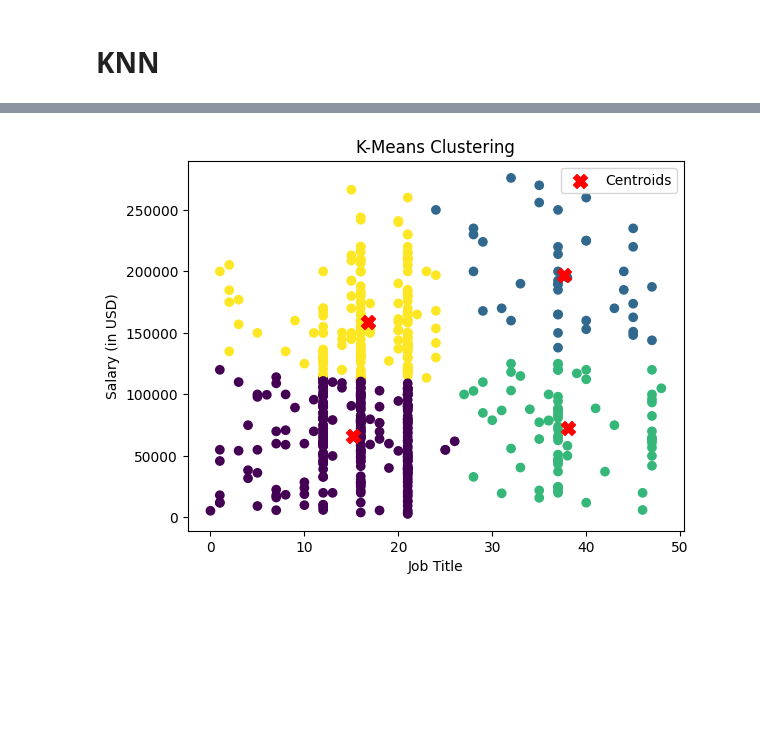
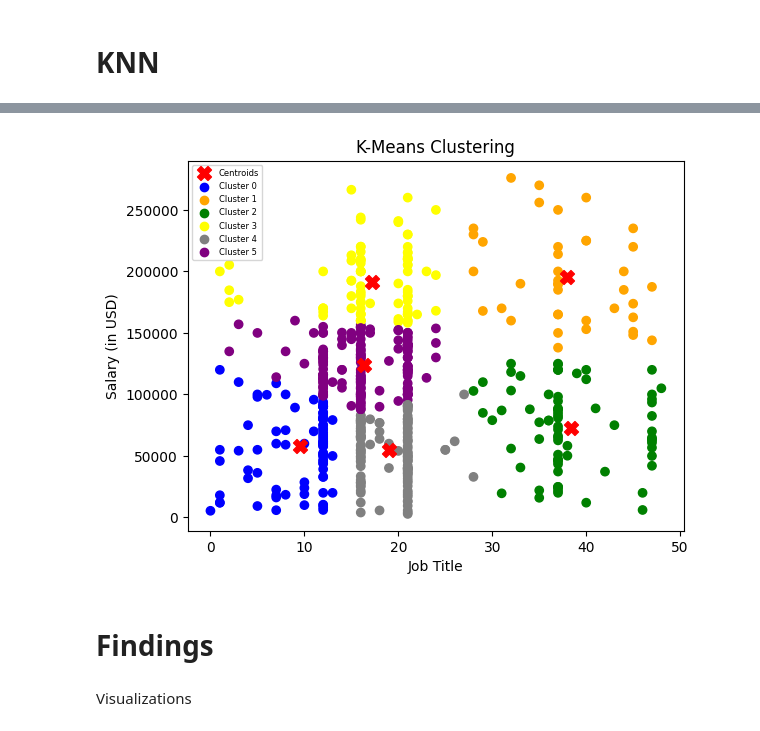
Before and after one commit to Chanzwastaken/DataScienceSalariesWithKNNClassificationAndKMeansClustering, a Jupyter notebook: ds_salaries_Final_Project.ipynb, the cells around one changed output, grey strips where cells are left out. Saved outputs shown, nothing was run; the diff lists cells and outputs as text; code cells hidden in the pictures; blank space fills up the shorter version.

```diff
--- a/ds_salaries_Final_Project.ipynb
+++ b/ds_salaries_Final_Project.ipynb
@@ -151,0 +263,3 @@ memory usage: 42.0+ KB
+# %%
+y = data.iloc[:, 9].values
+y
@@ -151,0 +290,2 @@ memory usage: 42.0+ KB
+# %%
+x_train, x_test, y_train, y_test = train_test_split(x, y, test_size = 0.2, random_state = 0)
@@ -169,0 +298,5 @@ for col in categorical_columns:
+# %%
+knn = KNeighborsClassifier(n_neighbors=10)
+knn.fit(x_train, y_train)
+predictions = knn.predict(x_test)
+accuracy_score(y_test, predictions)
@@ -284,28 +435,37 @@ from the elbow graph, 4 clusters is good
+# %%
+# Perform K-Means clustering with random initialization and repetitions
+kmeans = KMeans(n_clusters=6, init='random', n_init=10, random_state=42)
+kmeans.fit(scaled_features)
+
+# Add the cluster labels to the dataframe
+data['cluster'] = kmeans.labels_
 # %%
-# Specify the features for clustering
-features = data[['job_title', 'salary_in_usd']]
-
-# Apply feature scaling
-scaler = StandardScaler()
-scaled_features = scaler.fit_transform(features)
-
-# Perform K-Means clustering with random initialization and repetitions
-kmeans = KMeans(n_clusters=4, init='random', n_init=10, random_state=42)
-kmeans.fit(scaled_features)
-
-# Add the cluster labels to the dataframe
-data['cluster'] = kmeans.labels_
-
 # Get the cluster centroids
 centroids = scaler.inverse_transform(kmeans.cluster_centers_)
 
+# Define specific colors for each cluster
+colors = ['blue', 'orange', 'green', 'yellow','gray','purple']
+
 # Visualize the clusters and centroids
-plt.scatter(data['job_title'], data['salary_in_usd'], c=data['cluster'], cmap='viridis')
+plt.scatter(data['job_title'], data['salary_in_usd'], c=data['cluster'].apply(lambda x: colors[x]), cmap='viridis')
 plt.scatter(centroids[:, 0], centroids[:, 1], marker='X', color='red', s=100, label='Centroids')
 plt.xlabel('Job Title')
 plt.ylabel('Salary (in USD)')
 plt.title('K-Means Clustering')
-plt.legend()
+
+# Add color names to the legend
+clusters = np.unique(data['cluster'])
+legend_labels = ['Cluster {}'.format(cluster) for cluster in clusters]
+
+for i, label in enumerate(legend_labels):
+    plt.scatter([], [], c=colors[i], label=label)
+
+plt.legend(prop={'size': 6}) # Make the legend label smaller
+
 plt.show()
 # %% [output]
-[figure, old version]
+[figure, new version]
+# %% [markdown]
+# **Findings**
+# %% [markdown]
+Visualizations
```
Also changed, not shown: parts of 60 cells of this notebook.
